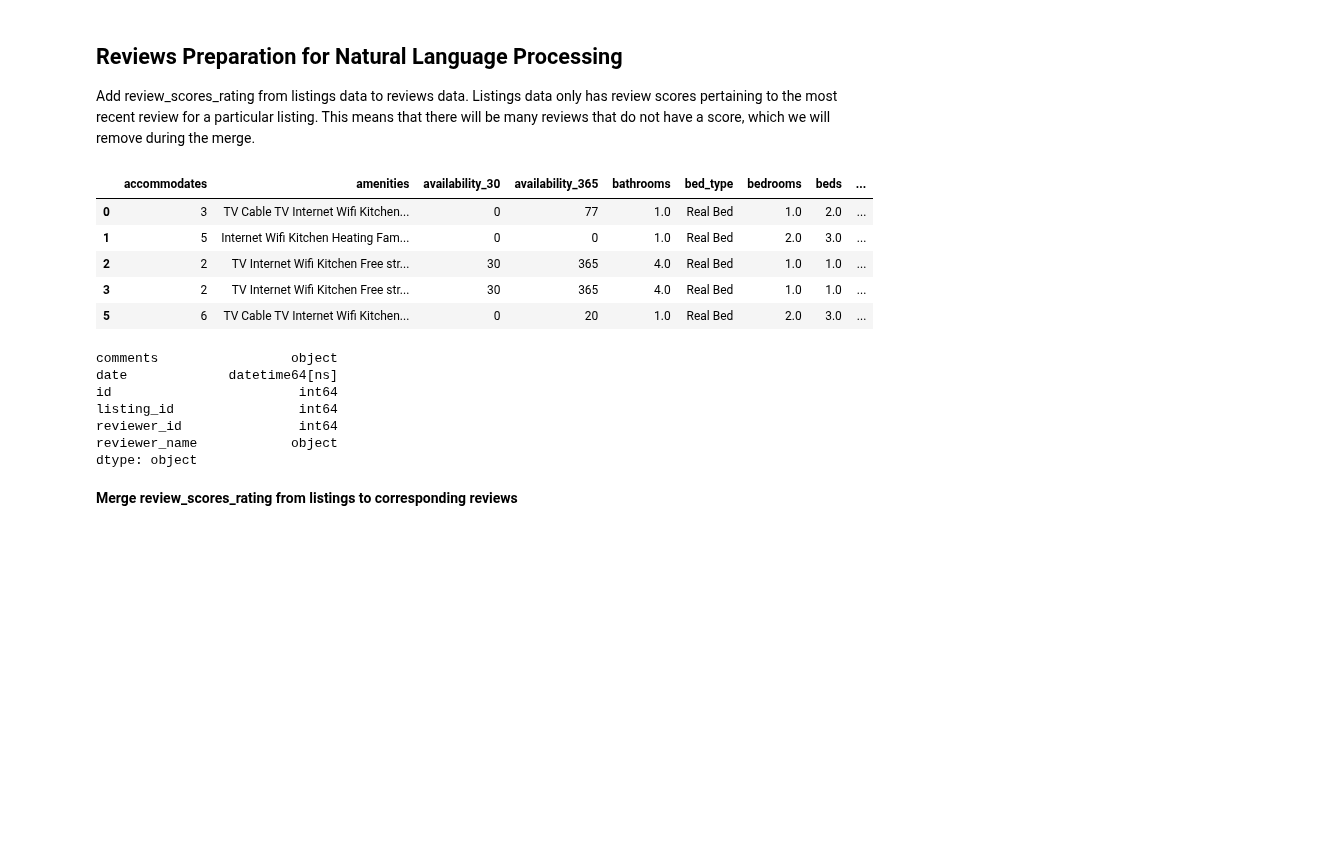
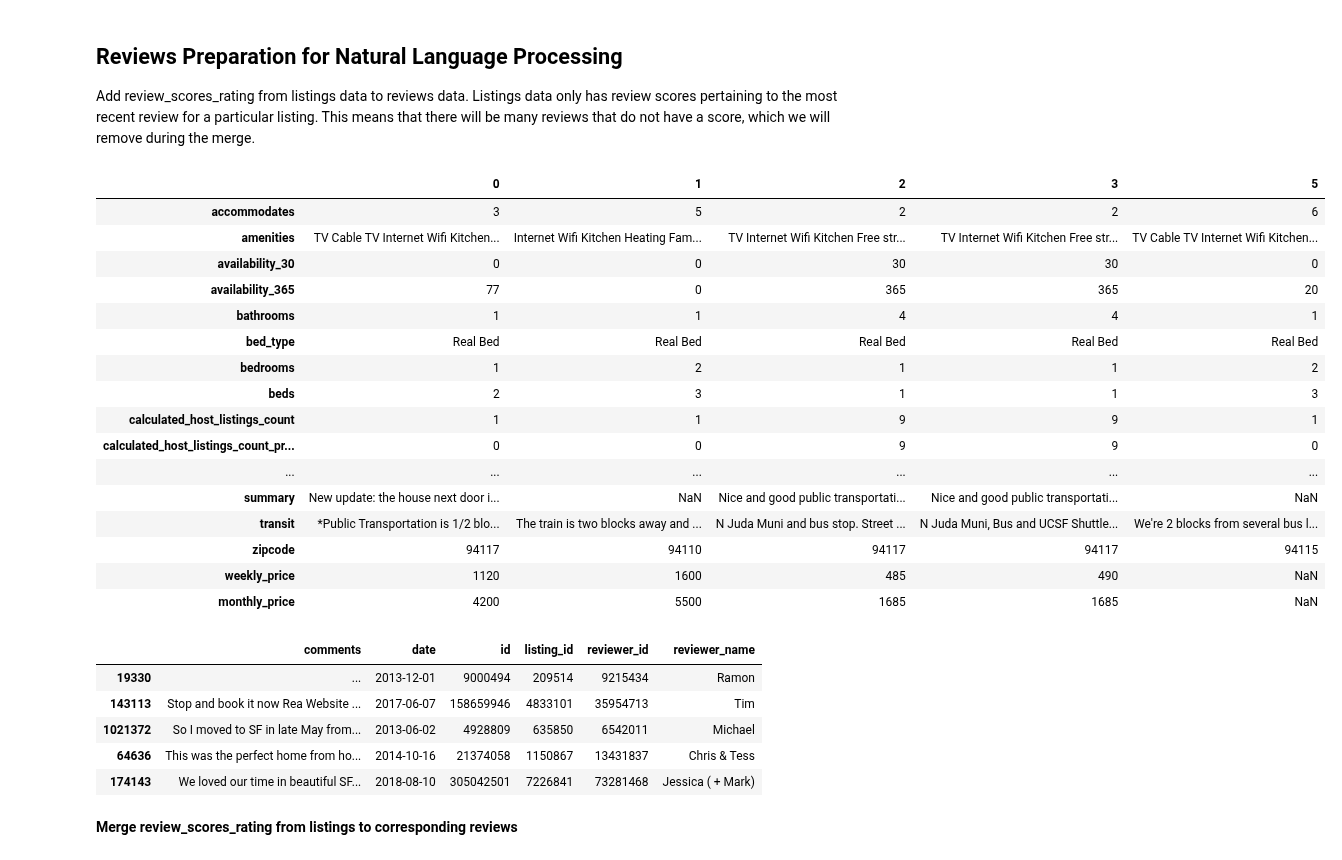
Before and after one commit to KishenSharma6/Airbnb-SF, a Jupyter notebook: Project Codes/04. Data Processing and Feature Engineering/01_06_2020_Preprocessing NLP.ipynb, the cells around one changed output. Saved outputs shown, nothing was run; the diff lists cells and outputs as text; code cells hidden in the pictures; blank space fills up the shorter version.

```diff
--- a/Project Codes/04. Data Processing and Feature Engineering/01_06_2020_Preprocessing NLP.ipynb
+++ b/Project Codes/04. Data Processing and Feature Engineering/01_06_2020_Preprocessing NLP.ipynb
@@ -39,25 +39,35 @@ reviews = pd.read_csv(path + '01_04_2020_Reviews_Cleaned.csv', sep = ',',
                        parse_dates=['date'], low_memory=True,index_col=0)
 # %%
 #Preview listings
-listings.head()
+listings.head().T
 # %% [output]
-|  | accommodates | amenities | availability_30 | availability_365 | bathrooms | bed_type | bedrooms | beds | ... |
-| 0 | 3 | TV Cable TV Internet Wifi Kitchen... | 0 | 77 | 1.0 | Real Bed | 1.0 | 2.0 | ... |
-| 1 | 5 | Internet Wifi Kitchen Heating Fam... | 0 | 0 | 1.0 | Real Bed | 2.0 | 3.0 | ... |
-| 2 | 2 | TV Internet Wifi Kitchen Free str... | 30 | 365 | 4.0 | Real Bed | 1.0 | 1.0 | ... |
-| 3 | 2 | TV Internet Wifi Kitchen Free str... | 30 | 365 | 4.0 | Real Bed | 1.0 | 1.0 | ... |
-| 5 | 6 | TV Cable TV Internet Wifi Kitchen... | 0 | 20 | 1.0 | Real Bed | 2.0 | 3.0 | ... |
+|  | 0 | 1 | 2 | 3 | 5 |
+| accommodates | 3 | 5 | 2 | 2 | 6 |
+| amenities | TV Cable TV Internet Wifi Kitchen... | Internet Wifi Kitchen Heating Fam... | TV Internet Wifi Kitchen Free str... | TV Internet Wifi Kitchen Free str... | TV Cable TV Internet Wifi Kitchen... |
+| availability_30 | 0 | 0 | 30 | 30 | 0 |
+| availability_365 | 77 | 0 | 365 | 365 | 20 |
+| bathrooms | 1 | 1 | 4 | 4 | 1 |
+| bed_type | Real Bed | Real Bed | Real Bed | Real Bed | Real Bed |
+| bedrooms | 1 | 2 | 1 | 1 | 2 |
+| beds | 2 | 3 | 1 | 1 | 3 |
+| calculated_host_listings_count | 1 | 1 | 9 | 9 | 1 |
+| calculated_host_listings_count_pr... | 0 | 0 | 9 | 9 | 0 |
+| ... | ... | ... | ... | ... | ... |
+| summary | New update: the house next door i... | NaN | Nice and good public transportati... | Nice and good public transportati... | NaN |
+| transit | *Public Transportation is 1/2 blo... | The train is two blocks away and ... | N Juda Muni and bus stop. Street ... | N Juda Muni, Bus and UCSF Shuttle... | We're 2 blocks from several bus l... |
+| zipcode | 94117 | 94110 | 94117 | 94117 | 94115 |
+| weekly_price | 1120 | 1600 | 485 | 490 | NaN |
+| monthly_price | 4200 | 5500 | 1685 | 1685 | NaN |
 # %%
-#Check reviews data
-reviews.dtypes
+#Preview reviews data
+reviews.head()
 # %% [output]
-comments                 object
-date             datetime64[ns]
-id                        int64
-listing_id                int64
-reviewer_id               int64
-reviewer_name            object
-dtype: object
+|  | comments | date | id | listing_id | reviewer_id | reviewer_name |
+| 19330 | ... | 2013-12-01 | 9000494 | 209514 | 9215434 | Ramon |
+| 143113 | Stop and book it now Rea Website ... | 2017-06-07 | 158659946 | 4833101 | 35954713 | Tim |
+| 1021372 | So I moved to SF in late May from... | 2013-06-02 | 4928809 | 635850 | 6542011 | Michael |
+| 64636 | This was the perfect home from ho... | 2014-10-16 | 21374058 | 1150867 | 13431837 | Chris & Tess |
+| 174143 | We loved our time in beautiful SF... | 2018-08-10 | 305042501 | 7226841 | 73281468 | Jessica ( + Mark) |
 # %% [markdown]
 **Merge review_scores_rating from listings to corresponding reviews**
 # %% [markdown]
```
Also changed, not shown: parts of 16 cells of this notebook.
